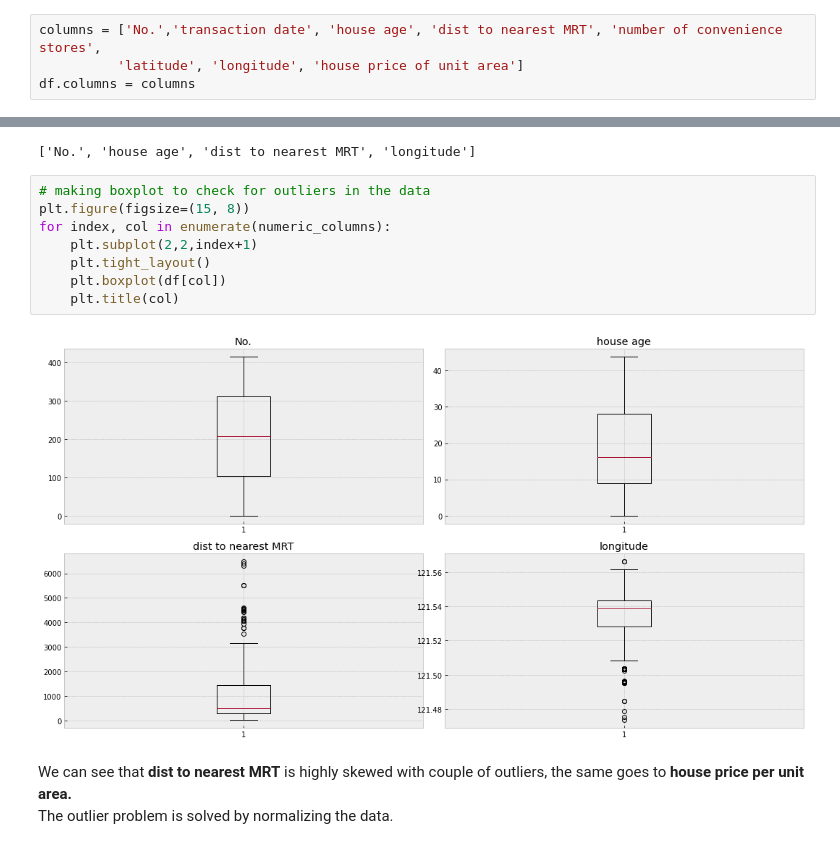
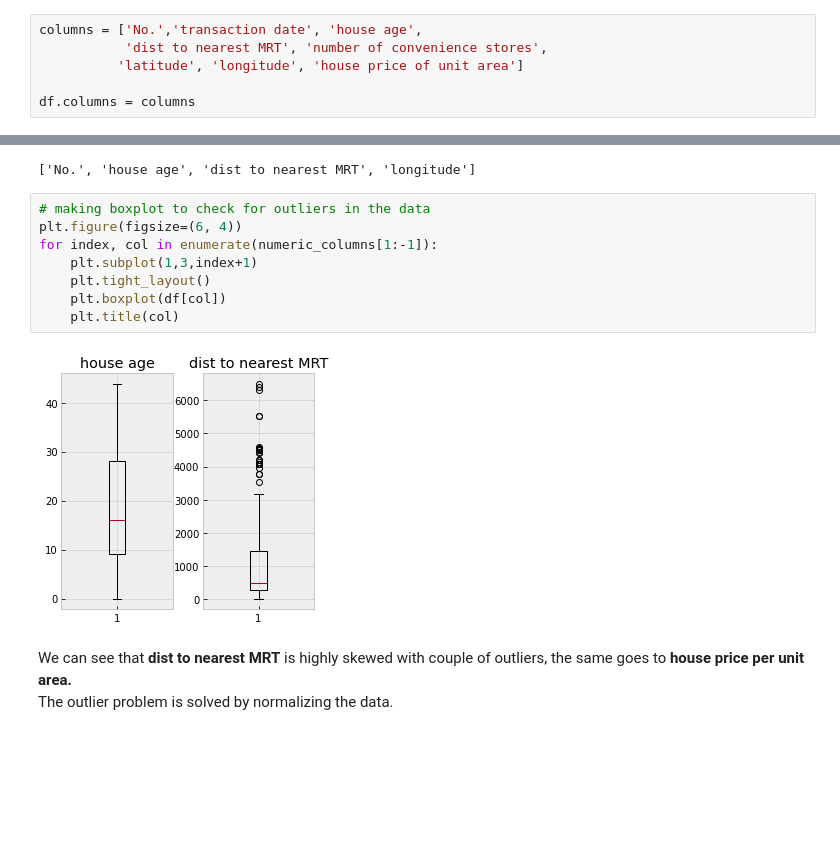
Before and after one commit to mich7000/my-data-science-and-machine-learning-portfolio, a Jupyter notebook: real estate valuation-regression/real-estate-valuation.ipynb, the cells around one changed output, grey strips where cells are left out. Drawn from its saved outputs; the diff is of its cells as text; blank space fills up the shorter version.

```diff
--- a/real estate valuation-regression/real-estate-valuation.ipynb
+++ b/real estate valuation-regression/real-estate-valuation.ipynb
@@ -94,8 +94,10 @@ X6 longitude                              0
 Y house price of unit area                0
 dtype: int64
 # %%
-columns = ['No.','transaction date', 'house age', 'dist to nearest MRT', 'number of convenience stores',
+columns = ['No.','transaction date', 'house age',
+           'dist to nearest MRT', 'number of convenience stores',
           'latitude', 'longitude', 'house price of unit area']
+
 df.columns = columns
 # %%
 df['transaction date'] = np.round(df['transaction date'], 3)
@@ -195,14 +197,14 @@ numeric_columns
 ['No.', 'house age', 'dist to nearest MRT', 'longitude']
 # %%
 # making boxplot to check for outliers in the data
-plt.figure(figsize=(15, 8))
-for index, col in enumerate(numeric_columns):
-    plt.subplot(2,2,index+1)
+plt.figure(figsize=(6, 4))
+for index, col in enumerate(numeric_columns[1:-1]):
+    plt.subplot(1,3,index+1)
     plt.tight_layout()
     plt.boxplot(df[col])
     plt.title(col)
 # %% [output]
-[figure, old version]
+[figure, new version]
 # %% [markdown]
 We can see that **dist to nearest MRT** is highly skewed with couple of outliers, the same goes to **house price per unit area.**<br>
 The outlier problem is solved by normalizing the data.
```
Also changed, not shown: parts of 22 cells of this notebook, 23 other files.
